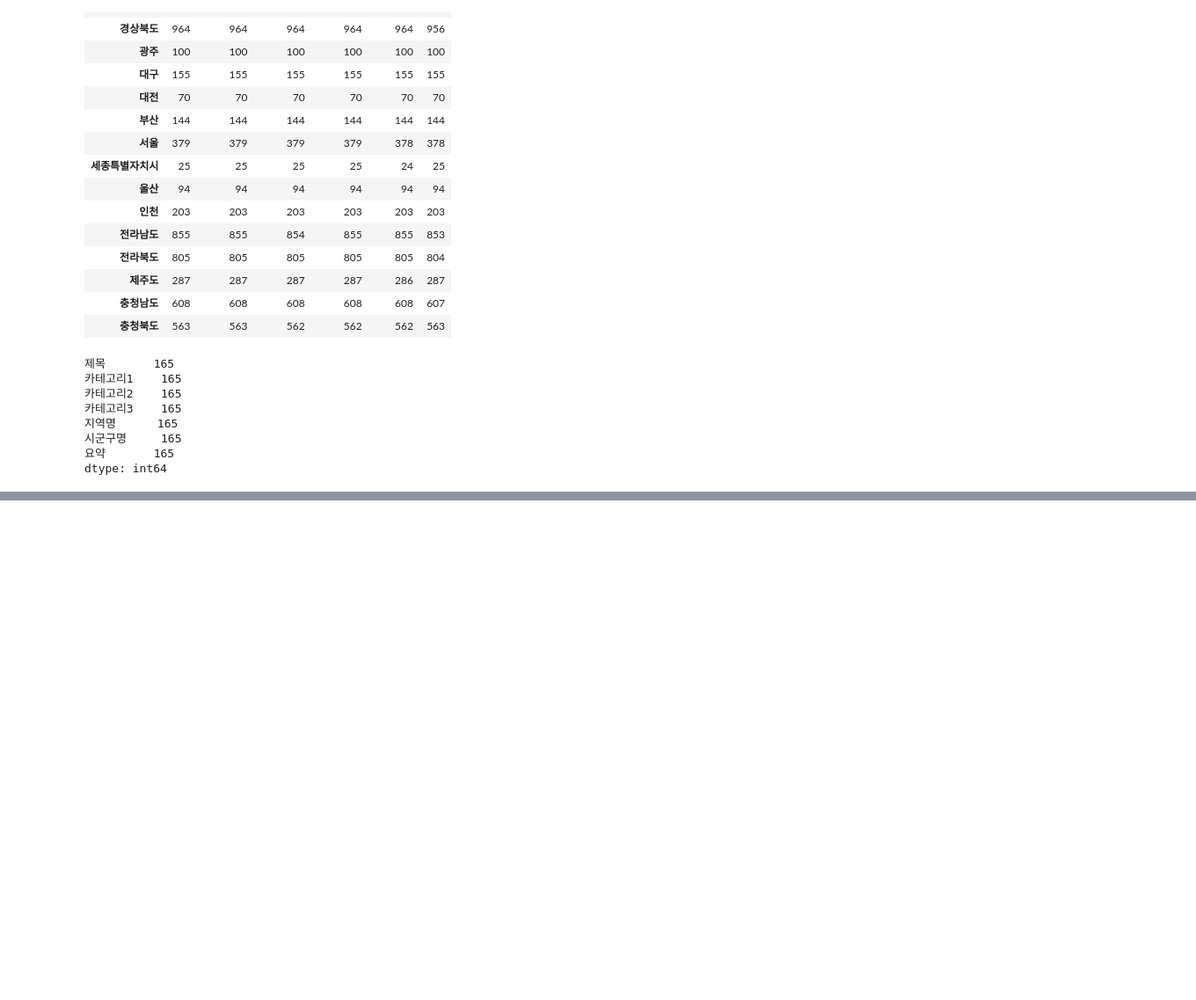
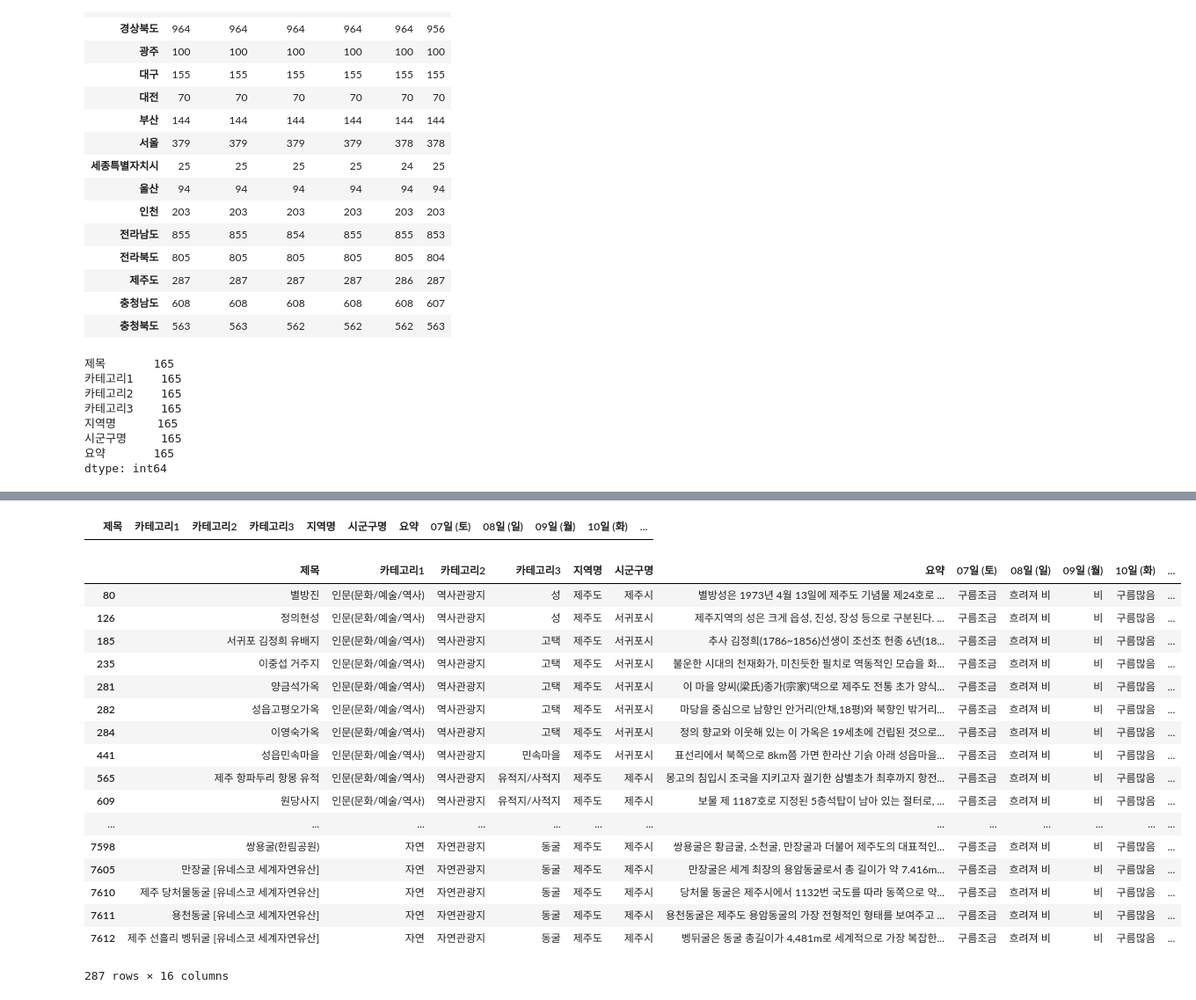
Before and after one commit to G-story/tour, a Jupyter notebook: tour.ipynb, the cells around one changed output, grey strips where cells are left out. Shown at 88% size. Saved outputs shown, nothing was run; the diff lists cells and outputs as text; code cells hidden in the pictures; blank space fills up the shorter version.

Commit message:
관광지정보와 일기예보 join 완료

```diff
--- a/tour.ipynb
+++ b/tour.ipynb
@@ -49,0 +211,6 @@ dtype: int64
+# %%
+areas = new_areas
+# %%
+whethers_of_all_area = new_whethers_of_all_area
+# %%
+whether_df = pd.DataFrame(whethers_of_all_area, columns=dates, index=areas)
@@ -49,0 +238,2 @@ dtype: int64
+# %%
+tour_df = tour_df.join(whether_df, on='지역명')
@@ -49,0 +249,25 @@ dtype: int64
+# %%
+tour_df[tour_df['07일 (토)'].str.contains('비')]
+# %% [output]
+|  | 제목 | 카테고리1 | 카테고리2 | 카테고리3 | 지역명 | 시군구명 | 요약 | 07일 (토) | 08일 (일) | 09일 (월) | 10일 (화) | ... |
+# %%
+tour_df[tour_df['08일 (일)'].str.contains('비')]
+# %% [output]
+|  | 제목 | 카테고리1 | 카테고리2 | 카테고리3 | 지역명 | 시군구명 | 요약 | 07일 (토) | 08일 (일) | 09일 (월) | 10일 (화) | ... |
+| 80 | 별방진 | 인문(문화/예술/역사) | 역사관광지 | 성 | 제주도 | 제주시 | 별방성은 1973년 4월 13일에 제주도 기념물 제24호로 ... | 구름조금 | 흐려져 비 | 비 | 구름많음 | ... |
+| 126 | 정의현성 | 인문(문화/예술/역사) | 역사관광지 | 성 | 제주도 | 서귀포시 | 제주지역의 성은 크게 읍성, 진성, 장성 등으로 구분된다. ... | 구름조금 | 흐려져 비 | 비 | 구름많음 | ... |
+| 185 | 서귀포 김정희 유배지 | 인문(문화/예술/역사) | 역사관광지 | 고택 | 제주도 | 서귀포시 | 추사 김정희(1786~1856)선생이 조선조 헌종 6년(18... | 구름조금 | 흐려져 비 | 비 | 구름많음 | ... |
+| 235 | 이중섭 거주지 | 인문(문화/예술/역사) | 역사관광지 | 고택 | 제주도 | 서귀포시 | 불운한 시대의 천재화가, 미친듯한 필치로 역동적인 모습을 화... | 구름조금 | 흐려져 비 | 비 | 구름많음 | ... |
+| 281 | 양금석가옥 | 인문(문화/예술/역사) | 역사관광지 | 고택 | 제주도 | 서귀포시 | 이 마을 양씨(梁氏)종가(宗家)댁으로 제주도 전통 초가 양식... | 구름조금 | 흐려져 비 | 비 | 구름많음 | ... |
+| 282 | 성읍고평오가옥 | 인문(문화/예술/역사) | 역사관광지 | 고택 | 제주도 | 서귀포시 | 마당을 중심으로 남향인 안거리(안채,18평)와 북향인 밖거리... | 구름조금 | 흐려져 비 | 비 | 구름많음 | ... |
+| 284 | 이영숙가옥 | 인문(문화/예술/역사) | 역사관광지 | 고택 | 제주도 | 서귀포시 | 정의 향교와 이웃해 있는 이 가옥은 19세초에 건립된 것으로... | 구름조금 | 흐려져 비 | 비 | 구름많음 | ... |
+| 441 | 성읍민속마을 | 인문(문화/예술/역사) | 역사관광지 | 민속마을 | 제주도 | 서귀포시 | 표선리에서 북쪽으로 8km쯤 가면 한라산 기슭 아래 성읍마을... | 구름조금 | 흐려져 비 | 비 | 구름많음 | ... |
+| 565 | 제주 항파두리 항몽 유적 | 인문(문화/예술/역사) | 역사관광지 | 유적지/사적지 | 제주도 | 제주시 | 몽고의 침입시 조국을 지키고자 궐기한 삼별초가 최후까지 항전... | 구름조금 | 흐려져 비 | 비 | 구름많음 | ... |
+| 609 | 원당사지 | 인문(문화/예술/역사) | 역사관광지 | 유적지/사적지 | 제주도 | 제주시 | 보물 제 1187호로 지정된 5층석탑이 남아 있는 절터로, ... | 구름조금 | 흐려져 비 | 비 | 구름많음 | ... |
+| ... | ... | ... | ... | ... | ... | ... | ... | ... | ... | ... | ... | ... |
+| 7598 | 쌍용굴(한림공원) | 자연 | 자연관광지 | 동굴 | 제주도 | 제주시 | 쌍용굴은 황금굴, 소천굴, 만장굴과 더불어 제주도의 대표적인... | 구름조금 | 흐려져 비 | 비 | 구름많음 | ... |
+| 7605 | 만장굴 [유네스코 세계자연유산] | 자연 | 자연관광지 | 동굴 | 제주도 | 제주시 | 만장굴은 세계 최장의 용암동굴로서 총 길이가 약 7.416m... | 구름조금 | 흐려져 비 | 비 | 구름많음 | ... |
+| 7610 | 제주 당처물동굴 [유네스코 세계자연유산] | 자연 | 자연관광지 | 동굴 | 제주도 | 제주시 | 당처물 동굴은 제주시에서 1132번 국도를 따라 동쪽으로 약... | 구름조금 | 흐려져 비 | 비 | 구름많음 | ... |
+| 7611 | 용천동굴 [유네스코 세계자연유산] | 자연 | 자연관광지 | 동굴 | 제주도 | 제주시 | 용천동굴은 제주도 용암동굴의 가장 전형적인 형태를 보여주고 ... | 구름조금 | 흐려져 비 | 비 | 구름많음 | ... |
+| 7612 | 제주 선흘리 벵뒤굴 [유네스코 세계자연유산] | 자연 | 자연관광지 | 동굴 | 제주도 | 제주시 | 벵뒤굴은 동굴 총길이가 4,481m로 세계적으로 가장 복잡한... | 구름조금 | 흐려져 비 | 비 | 구름많음 | ... |
+287 rows × 16 columns
```
Also changed, not shown: parts of 30 cells of this notebook.
